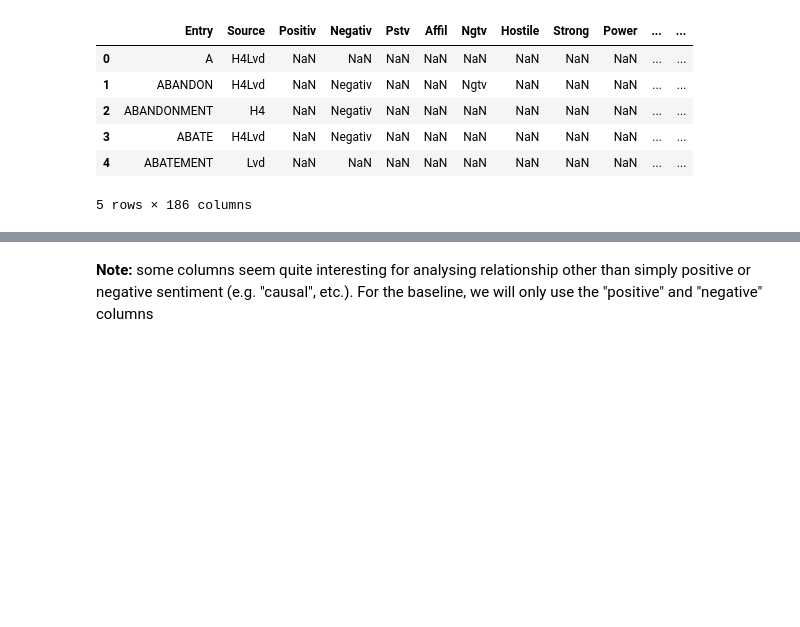
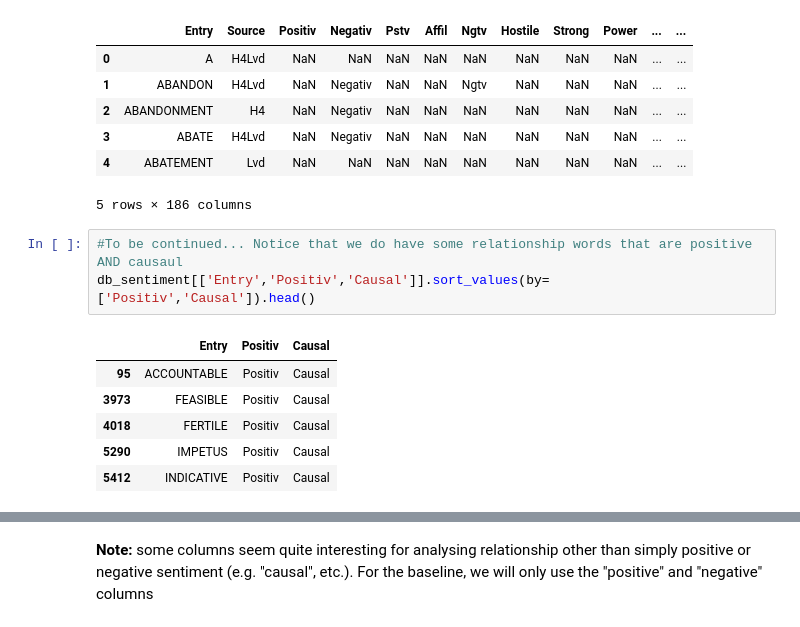
Before and after one commit to adamlenart/food_drug_interaction, a Jupyter notebook: parsing/baseline.ipynb, the cells around one changed output, grey strips where cells are left out. Saved outputs shown, nothing was run; the diff lists cells and outputs as text; blank space fills up the shorter version.

Commit message:
Updating baseline with some tweaks to sentiment analysis section

```diff
--- a/parsing/baseline.ipynb
+++ b/parsing/baseline.ipynb
@@ -272,3 +267,13 @@ db_sentiment.head()
 | 3 | ABATE | H4Lvd | NaN | Negativ | NaN | NaN | NaN | NaN | NaN | NaN | ... | ... |
 | 4 | ABATEMENT | Lvd | NaN | NaN | NaN | NaN | NaN | NaN | NaN | NaN | ... | ... |
 5 rows × 186 columns
+# %%
+#To be continued... Notice that we do have some relationship words that are positive AND causaul
+db_sentiment[['Entry','Positiv','Causal']].sort_values(by=['Positiv','Causal']).head()
+# %% [output]
+|  | Entry | Positiv | Causal |
+| 95 | ACCOUNTABLE | Positiv | Causal |
+| 3973 | FEASIBLE | Positiv | Causal |
+| 4018 | FERTILE | Positiv | Causal |
+| 5290 | IMPETUS | Positiv | Causal |
+| 5412 | INDICATIVE | Positiv | Causal |
```
Also changed, not shown: parts of 32 cells of this notebook, 16 other files.
